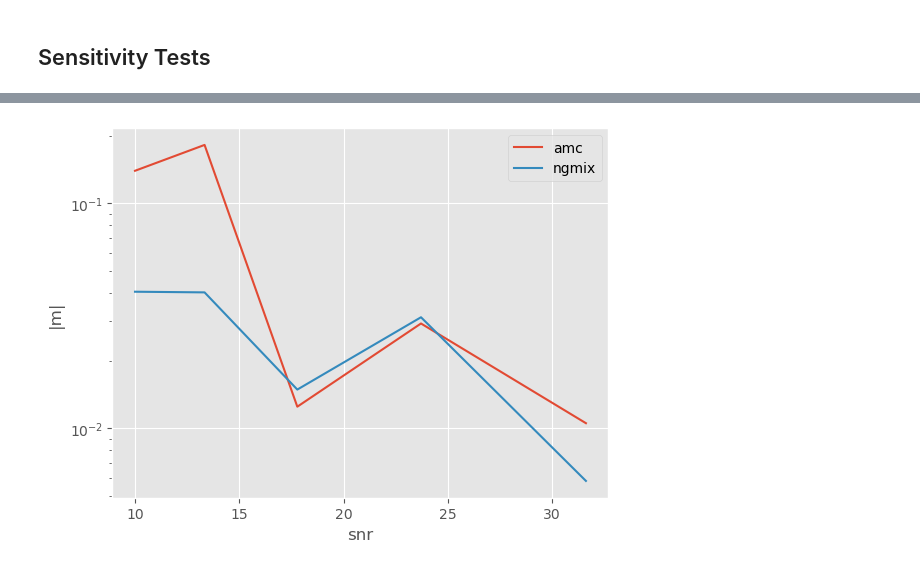
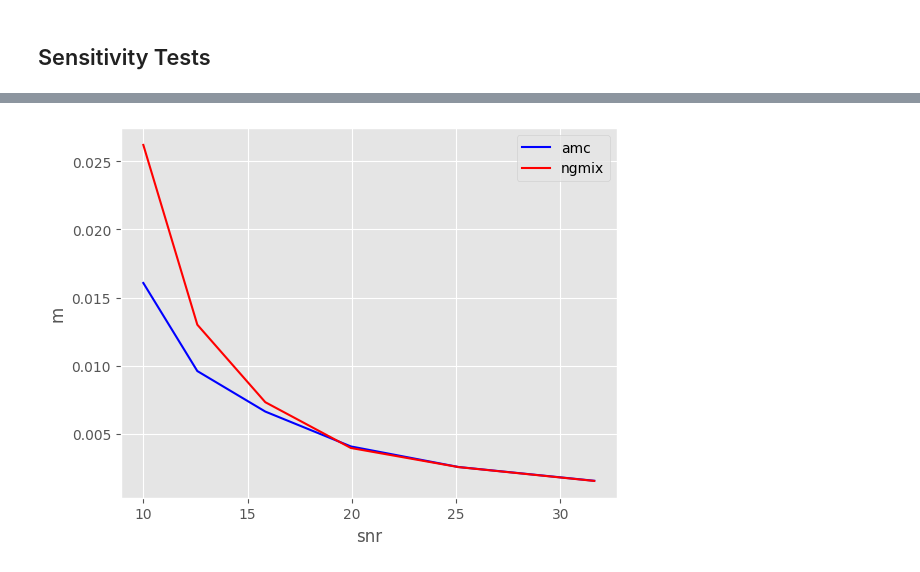
Before and after one commit to andrevitorelli/autometacal, a Jupyter notebook: notebooks/psf_metacal_finitediff_moments_no_shape_noise.ipynb, the cells around one changed output, grey strips where cells are left out. Cells and saved outputs as stored; diff of their text form; code cells hidden in the pictures.

```diff
--- a/notebooks/psf_metacal_finitediff_moments_no_shape_noise.ipynb
+++ b/notebooks/psf_metacal_finitediff_moments_no_shape_noise.ipynb
@@ -575,7 +581,6 @@ def run_field(shear_true,g_psf,noise_level,batches):
   R_ngmix_list = []
   Rpsf_ngmix_list = []
   e_amc_list = []
-  e_psf_list = []
   R_amc_list = []
   Rpsf_amc_list = []
   epsf_amc_list = []
@@ -617,7 +622,7 @@ def run_field(shear_true,g_psf,noise_level,batches):
   #gather multiple ngmix batches
   e_ngmix = array(e_ngmix_list)
   R_ngmix = array(R_ngmix_list)
-  epsf_ngmix = array([g_psf for n in range(len(e_ngmix))])
+  epsf_ngmix = array([0*g_psf for n in range(len(e_ngmix))])
   Repsf_ngmix = array([eye(2) for n in range(len(e_ngmix))])
   Rpsf_ngmix = array(Rpsf_ngmix_list)
 
@@ -673,7 +678,7 @@ def run_field(shear_true,g_psf,noise_level,batches):
 
   return result
 # %%
-shear_range = linspace(-.01,.01,10)
+shear_range = linspace(-.01,.01,3)
 
 shear_ngmix_list = []
 shear_err_ngmix_list = []
@@ -691,7 +696,7 @@ Rpsf_amc_list = []
 
 for shear in tqdm.tqdm(shear_range):
   shear_true = array([shear,0.],dtype='float32')
-  result = run_field(shear_true,g_psf,noise_level,40)
+  result = run_field(shear_true,g_psf,noise_level,10)
   #ngmix
   shear_ngmix_list += [result['ngmix']['shear'] ]
   shear_err_ngmix_list += [result['ngmix']['shear_err']]
@@ -982,12 +987,25 @@ def test_loop(noise_level,fieldbatches=4):
 # %%
 test_result_list = []
 timestamp = time.time()
-noises=logspace(-2,-3,5)
+noises=logspace(-2,-3,6)
 for noise_level in tqdm.tqdm(noises):
-  test_result_list +=[test_loop(noise_level,fieldbatches=40)]
+  test_result_list +=[test_loop(noise_level,fieldbatches=16)]
   save(f"sensetest_{settings_name}_{timestamp}.npy",test_result_list)
 # %%
+#get bias
 m1_amc_list = [test_result['m1_amc'][0] for test_result in test_result_list]
 m1_ngmix_list = [test_result['m1_ngmix'][0] for test_result in test_result_list]
-g1_scatter_amc = [test_result['g1_scatter_amc'] for test_result in test_result_list]
-g1_scatter_ngmix = [test_result['g1_scatter_ngmix'] for test_result in test_result_list]
+
+c1_amc_list = [test_result['c1_amc'][0] for test_result in test_result_list]
+c1_ngmix_list = [test_result['c1_ngmix'][0] for test_result in test_result_list]
+
+#get bias errors
+m1_amc_err_list = [test_result['m1_amc'][1] for test_result in test_result_list]
+m1_ngmix_err_list = [test_result['m1_ngmix'][1] for test_result in test_result_list]
+
+c1_amc_err_list = [test_result['c1_amc'][1] for test_result in test_result_list]
+c1_ngmix_err_list = [test_result['c1_ngmix'][1] for test_result in test_result_list]
+
+#get shear estimates
+g1_scatter_amc_list = [test_result['g1_scatter_amc'] for test_result in test_result_list]
+g1_scatter_ngmix_list = [test_result['g1_scatter_ngmix'] for test_result in test_result_list]
@@ -994,15 +1050,14 @@ g1_scatter_ngmix = [test_result['g1_scatter_ngmix'] for test_result in test_resu
 # %%
-X = 1/sqrt(noises)
-Y = abs(array(m1_amc_list))
-plot(X,Y,label='amc')
-Y = abs(array(m1_ngmix_list))
-plot(X,Y,label='ngmix')
+Y1 = g1_scatter_amc_list
+Y2 = g1_scatter_ngmix_list
 
-yscale('log')
-#xscale('log')
+
+plot(X,Y1,'b',label='amc')
+plot(X,Y2,'r',label='ngmix')
+
 xlabel('snr')
-ylabel('|m|')
+ylabel('m')
 legend()
-savefig('sensitivity_m1.jpeg')
+savefig('sensitivity_scatter.jpeg')
 # %% [output]
-[figure, old version]
+[figure, new version]
```
Also changed, not shown: parts of 29 cells of this notebook, 3 other files.
